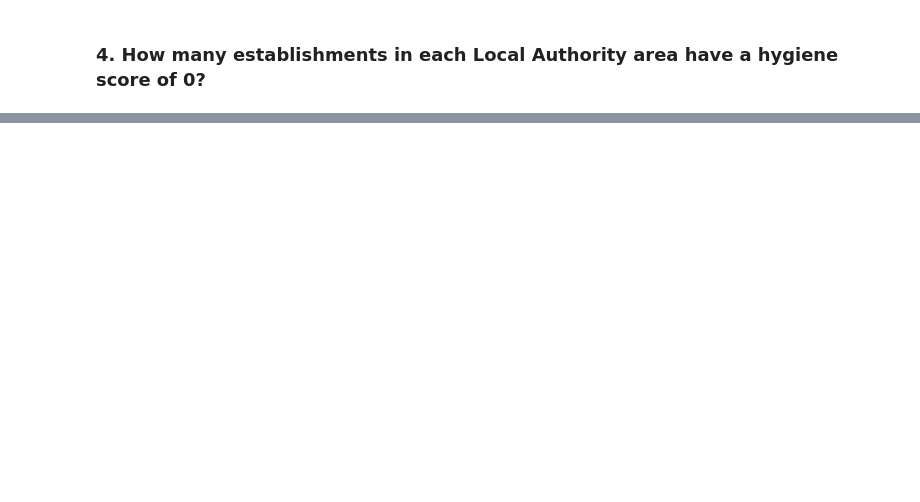
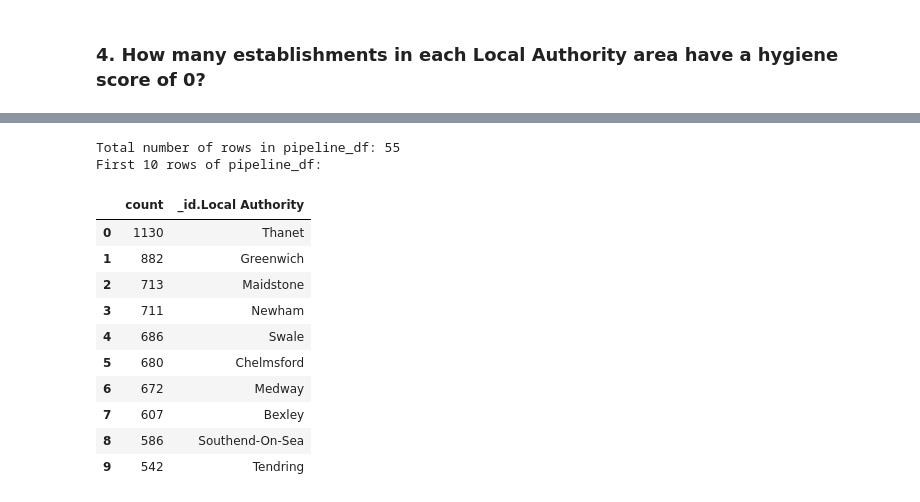
Before and after one commit to leajinks/nosql-challenge, a Jupyter notebook: NoSQL_analysis_starter.ipynb, the cells around one changed output, grey strips where cells are left out. Cells and saved outputs as stored; diff of their text form; code cells hidden in the pictures; blank space fills up the shorter version.

```diff
--- a/NoSQL_analysis_starter.ipynb
+++ b/NoSQL_analysis_starter.ipynb
@@ -159,6 +173,20 @@ sort =
 # 2. Groups the matches by Local Authority
 # 3. Sorts the matches from highest to lowest
 
+# Match establishments with hygiene = 0
+match_query = {'$match': {'scores.Hygiene': 0}}
+
+# Group matches by local authority
+group_query = {'$group': {'_id': {'Local Authority': '$LocalAuthorityName'}, 'count': {'$sum':1}}}
+
+# Sort matches from high to low
+sort_values = {'$sort': {'count': -1}}
+
+pipeline = [match_query, group_query, sort_values]
+pipeline_results = list(establishments.aggregate(pipeline))
+
 # Print the number of documents in the result
+print("Number of documents in the results:", len(pipeline_results))
 
 # Print the first 10 results
+pprint(pipeline_results[0:10])
@@ -165,6 +205,24 @@ sort =
 # %%
 # Convert the result to a Pandas DataFrame
+pipeline_df = pd.json_normalize(pipeline_results)
 
 # Display the number of rows in the DataFrame
+print(f'Total number of rows in pipeline_df: {len(pipeline_df)}')
 
 # Display the first 10 rows of the DataFrame
+print(f'First 10 rows of pipeline_df:')
+pipeline_df.head(10)
+# %% [output]
+Total number of rows in pipeline_df: 55
+First 10 rows of pipeline_df:
+|  | count | _id.Local Authority |
+| 0 | 1130 | Thanet |
+| 1 | 882 | Greenwich |
+| 2 | 713 | Maidstone |
+| 3 | 711 | Newham |
+| 4 | 686 | Swale |
+| 5 | 680 | Chelmsford |
+| 6 | 672 | Medway |
+| 7 | 607 | Bexley |
+| 8 | 586 | Southend-On-Sea |
+| 9 | 542 | Tendring |
```
Also changed, not shown: parts of 3 cells of this notebook.
